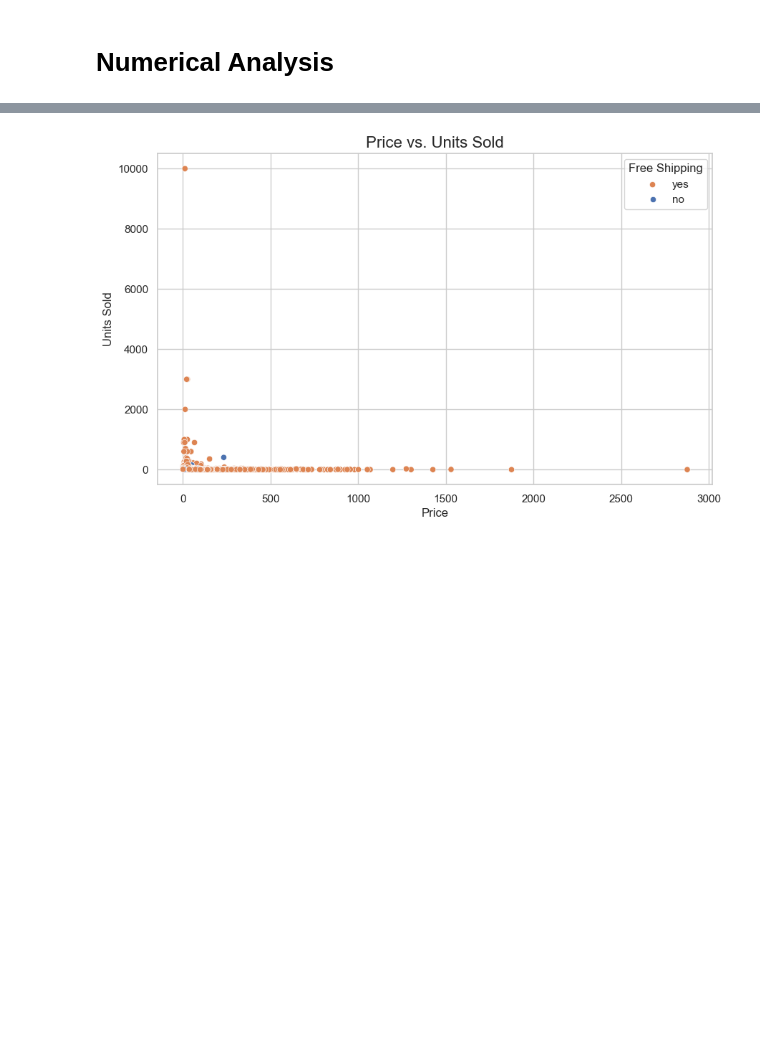
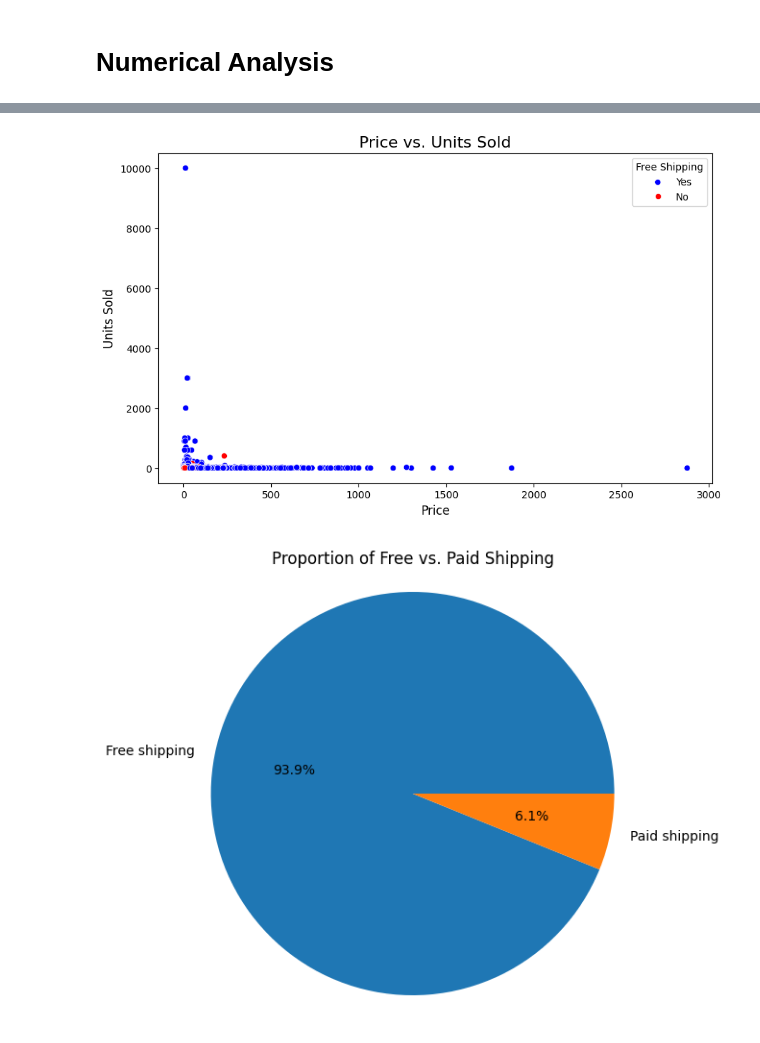
Before and after one commit to shuklagarima29/e-commerce-project, a Jupyter notebook: e-commerce.ipynb, the cells around one changed output, grey strips where cells are left out. Cells and saved outputs as stored; diff of their text form; code cells hidden in the pictures; blank space fills up the shorter version.

```diff
--- a/e-commerce.ipynb
+++ b/e-commerce.ipynb
@@ -259,11 +316,32 @@ plt.show()
 # %%
-# Relationship between price and units sold
 plt.figure(figsize=(10, 6))
-sns.scatterplot(x=df1['price'], y=df1['sold'], hue=df1['tagText'] == 'Free shipping')
+sns.scatterplot(data=df1, x='price', y='sold', hue=(df1['tagText'] == 'Free shipping'),
+                palette={True: 'blue', False: 'red'})
 plt.title('Price vs. Units Sold', fontsize=16)
 plt.xlabel('Price', fontsize=12)
 plt.ylabel('Units Sold', fontsize=12)
-plt.legend(title="Free Shipping", labels=["yes", "no"])
+plt.legend(title="Free Shipping", labels=["Yes", "No"])
 plt.show()
 # %% [output]
-[figure, old version]
+[figure, new version]
+# %%
+
+# Count the occurrences of each shipping type in the 'tagText' column
+shipping_counts = df1['tagText'].value_counts()
+shipping = pd.DataFrame({'value': shipping_counts.values}, index=shipping_counts.index)
+# Create a new DataFrame for the pie chart
+pie_data = {
+    'Free shipping': shipping.loc['Free shipping', 'value'],
+    'Paid shipping': shipping['value'].sum() - shipping.loc['Free shipping', 'value']
+}
+
+# Convert to DataFrame
+pie_df = pd.Series(pie_data)
+
+plt.figure(figsize=(8, 6))
+plt.pie(pie_df, labels=pie_df.index, autopct='%1.1f%%', startangle=360)
+plt.title('Proportion of Free vs. Paid Shipping')
+plt.axis('equal')  # Equal aspect ratio ensures that pie is drawn as a circle.
+plt.show()
+# %% [output]
+[figure, added]
```
Also changed, not shown: parts of 25 cells of this notebook, 39 other files.
